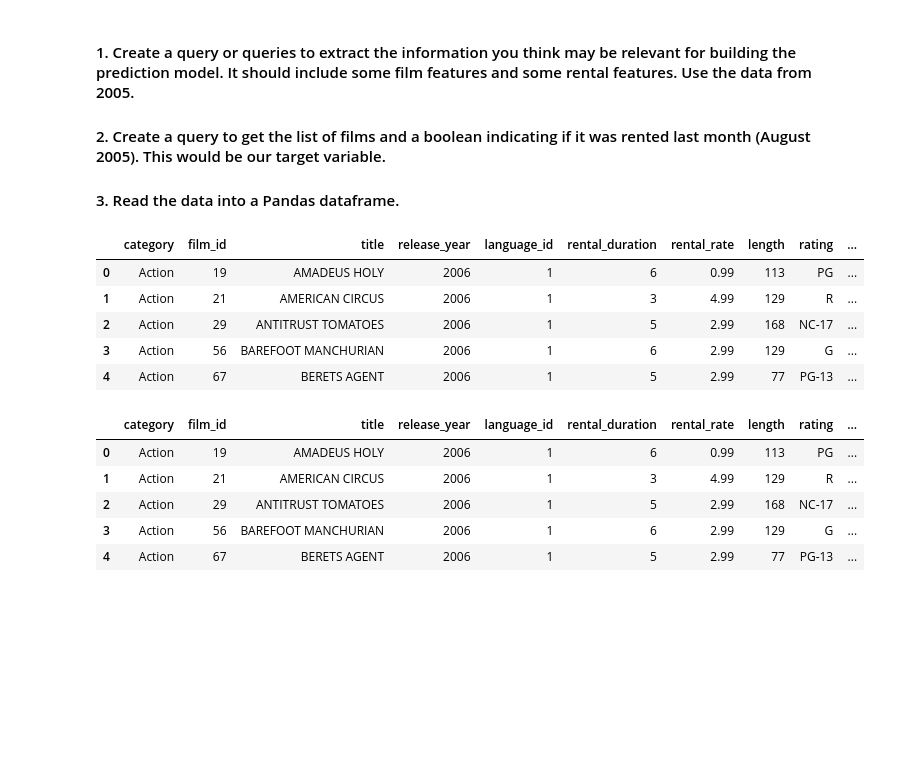
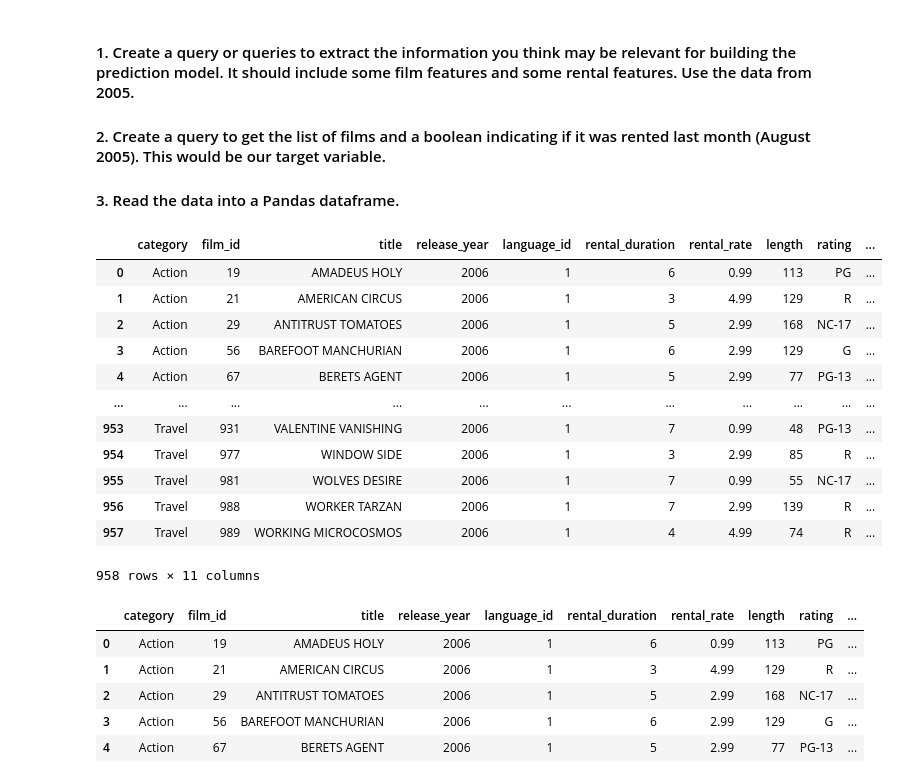
Before and after one commit to fbgr/lab-predictions-logistic-regression, a Jupyter notebook: main.ipynb, the cells around one changed output. Saved outputs shown, nothing was run; the diff lists cells and outputs as text; code cells hidden in the pictures; blank space fills up the shorter version.

```diff
--- a/main.ipynb
+++ b/main.ipynb
@@ -27,29 +27,35 @@ engine = create_engine(connection_string)
 # %%
 # EXTRACTING DATA FROM DATABASE
 query = '''
 SELECT cat.name as category,f.film_id,f.title,f.release_year,f.language_id,f.rental_duration,f.rental_rate,f.length,f.rating,f.special_features,COUNT(rental_date) as times_rented
 FROM film f INNER JOIN inventory i USING(film_id) LEFT JOIN
 (SELECT *
 FROM rental r
 WHERE left(r.rental_date,7) = "2005-05") r USING(inventory_id)
 INNER JOIN film_category fc USING(film_id)
 INNER JOIN category cat USING(category_id)
 GROUP BY film_id,cat.name
 '''
-
 # Creating target column
 data = pd.read_sql_query(query, engine)
-data['august_rented'] = data['times_rented'].apply(lambda x: 1 if x>0 else 0)
+data['may_rented'] = data['times_rented'].apply(lambda x: 1 if x>0 else 0)
 # I drop 'times_rented' now because it's basically the same as august_rented
 data=data.drop(['times_rented'],axis=1)
-data.head()
+data
 # %% [output]
 |  | category | film_id | title | release_year | language_id | rental_duration | rental_rate | length | rating | ... |
 | 0 | Action | 19 | AMADEUS HOLY | 2006 | 1 | 6 | 0.99 | 113 | PG | ... |
 | 1 | Action | 21 | AMERICAN CIRCUS | 2006 | 1 | 3 | 4.99 | 129 | R | ... |
 | 2 | Action | 29 | ANTITRUST TOMATOES | 2006 | 1 | 5 | 2.99 | 168 | NC-17 | ... |
 | 3 | Action | 56 | BAREFOOT MANCHURIAN | 2006 | 1 | 6 | 2.99 | 129 | G | ... |
 | 4 | Action | 67 | BERETS AGENT | 2006 | 1 | 5 | 2.99 | 77 | PG-13 | ... |
+| ... | ... | ... | ... | ... | ... | ... | ... | ... | ... | ... |
+| 953 | Travel | 931 | VALENTINE VANISHING | 2006 | 1 | 7 | 0.99 | 48 | PG-13 | ... |
+| 954 | Travel | 977 | WINDOW SIDE | 2006 | 1 | 3 | 2.99 | 85 | R | ... |
+| 955 | Travel | 981 | WOLVES DESIRE | 2006 | 1 | 7 | 0.99 | 55 | NC-17 | ... |
+| 956 | Travel | 988 | WORKER TARZAN | 2006 | 1 | 7 | 2.99 | 139 | R | ... |
+| 957 | Travel | 989 | WORKING MICROCOSMOS | 2006 | 1 | 4 | 4.99 | 74 | R | ... |
+958 rows × 11 columns
 # %%
 # I now want to onehot the special features(but I can't use the onehot function because it
 # wouldnt really work.
```
Also changed, not shown: parts of 10 cells of this notebook.
